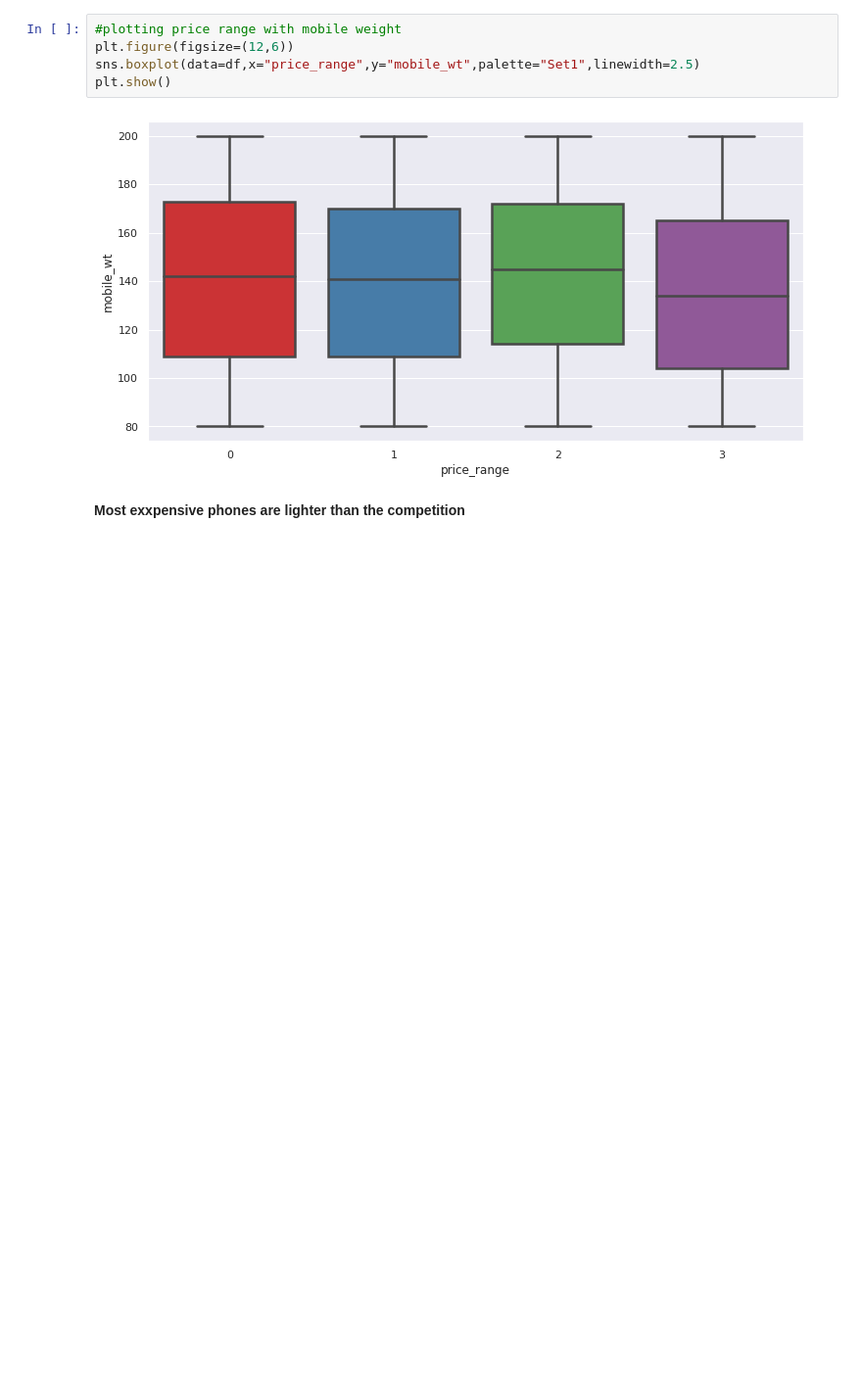
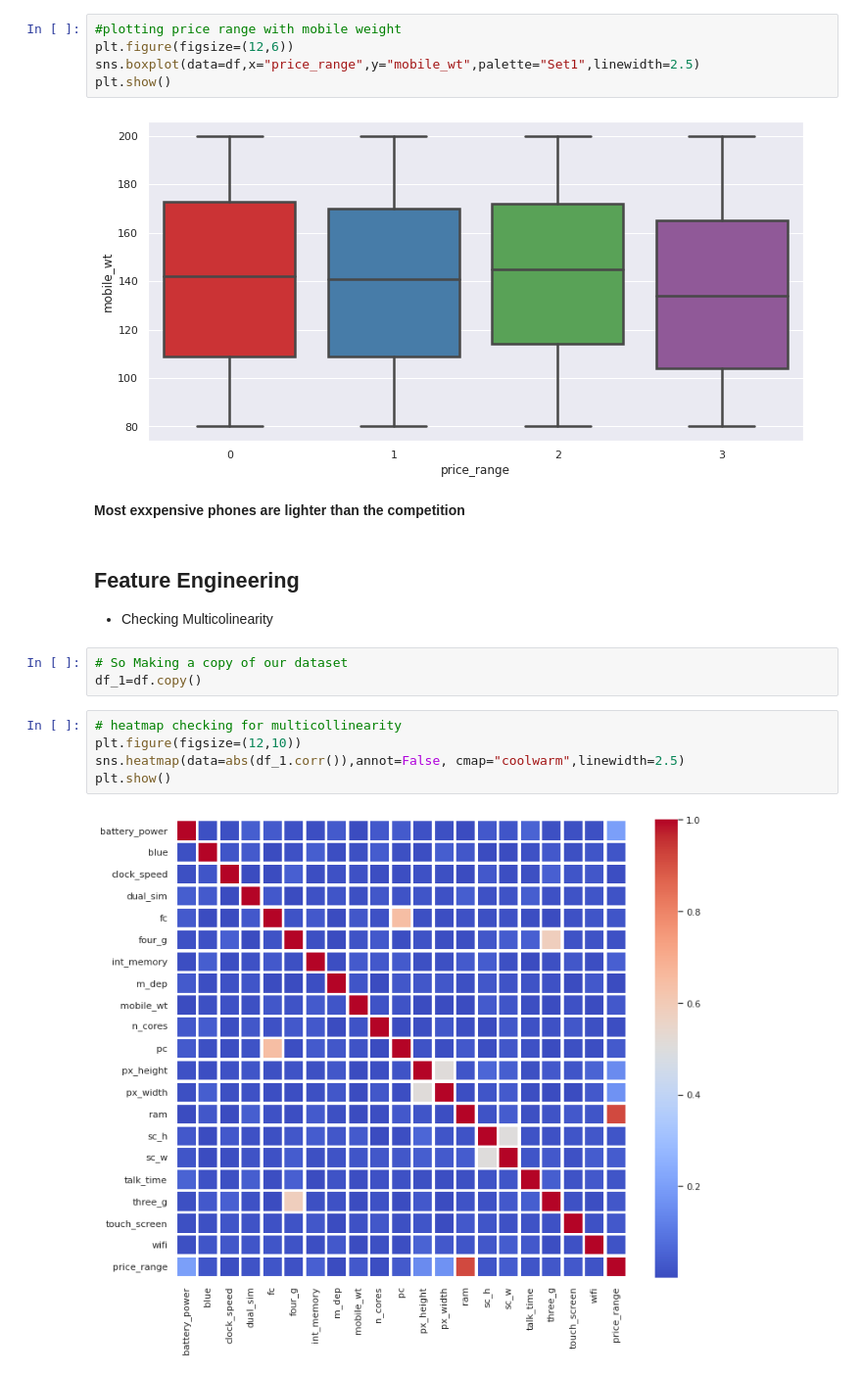
Before and after one commit to AbhijeetS1112/Mobile_price_range_prediction, a Jupyter notebook: Mobile_Price_Range_Prediction.ipynb, the cells around one changed output. Shown at 98% size. Cells and saved outputs as stored; diff of their text form; blank space fills up the shorter version.

```diff
--- a/Mobile_Price_Range_Prediction.ipynb
+++ b/Mobile_Price_Range_Prediction.ipynb
@@ -218,3 +218,16 @@ plt.show()
 [figure]
 # %% [markdown]
 **Most exxpensive phones are lighter than the competition**
+# %% [markdown]
+## **Feature Engineering**
+- Checking Multicolinearity
+# %%
+# So Making a copy of our dataset
+df_1=df.copy()
+# %%
+# heatmap checking for multicollinearity
+plt.figure(figsize=(12,10))
+sns.heatmap(data=abs(df_1.corr()),annot=False, cmap="coolwarm",linewidth=2.5)
+plt.show()
+# %% [output]
+[figure, added]
```
Also changed, not shown: parts of 2 cells of this notebook.
